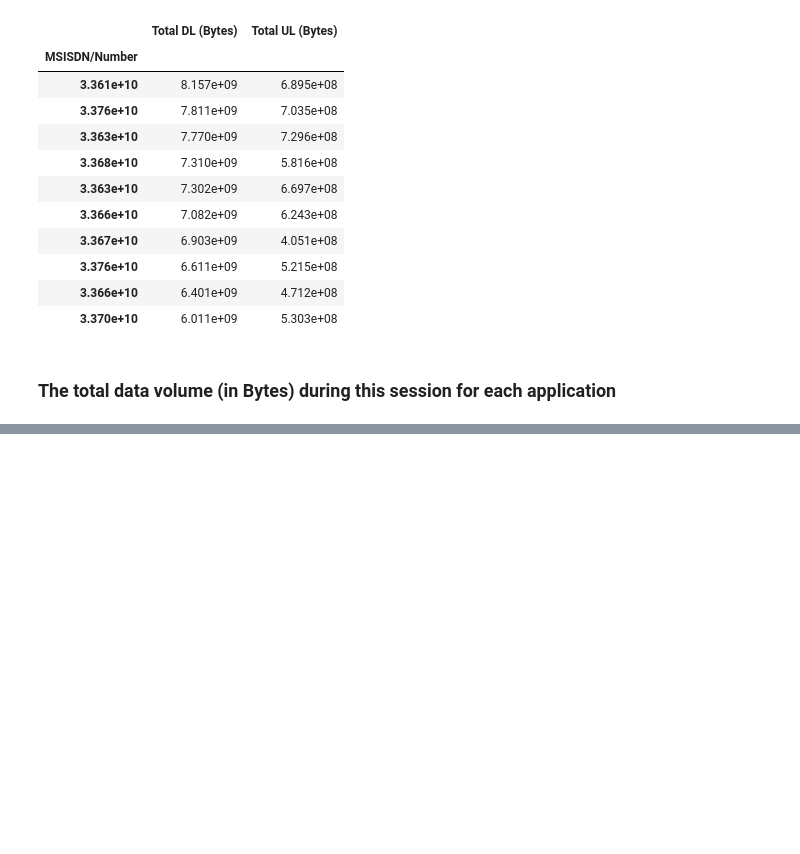
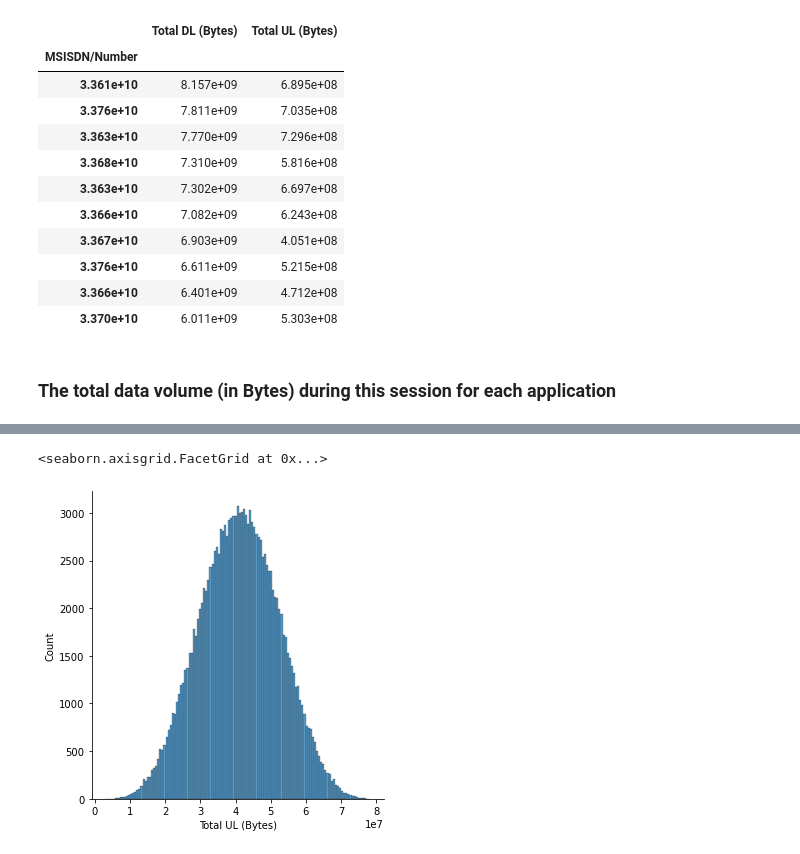
Before and after one commit to bereketkibru/User_Analytics_in_telecom, a Jupyter notebook: notebooks/User Overview analysis .ipynb, the cells around one changed output, grey strips where cells are left out. Drawn from its saved outputs; the diff is of its cells as text; code cells hidden in the pictures; blank space fills up the shorter version.

```diff
--- a/notebooks/User Overview analysis .ipynb
+++ b/notebooks/User Overview analysis .ipynb
@@ -234,0 +299,5 @@ xDR_df.groupby('MSISDN/Number').agg({'Youtube_total_data_volume': 'sum','Google_
+# %%
+sns.displot(xDR_df['Total UL (Bytes)'])
+# %% [output]
+<seaborn.axisgrid.FacetGrid at 0x...>
+[figure, added]
```
Also changed, not shown: parts of 15 cells of this notebook.
